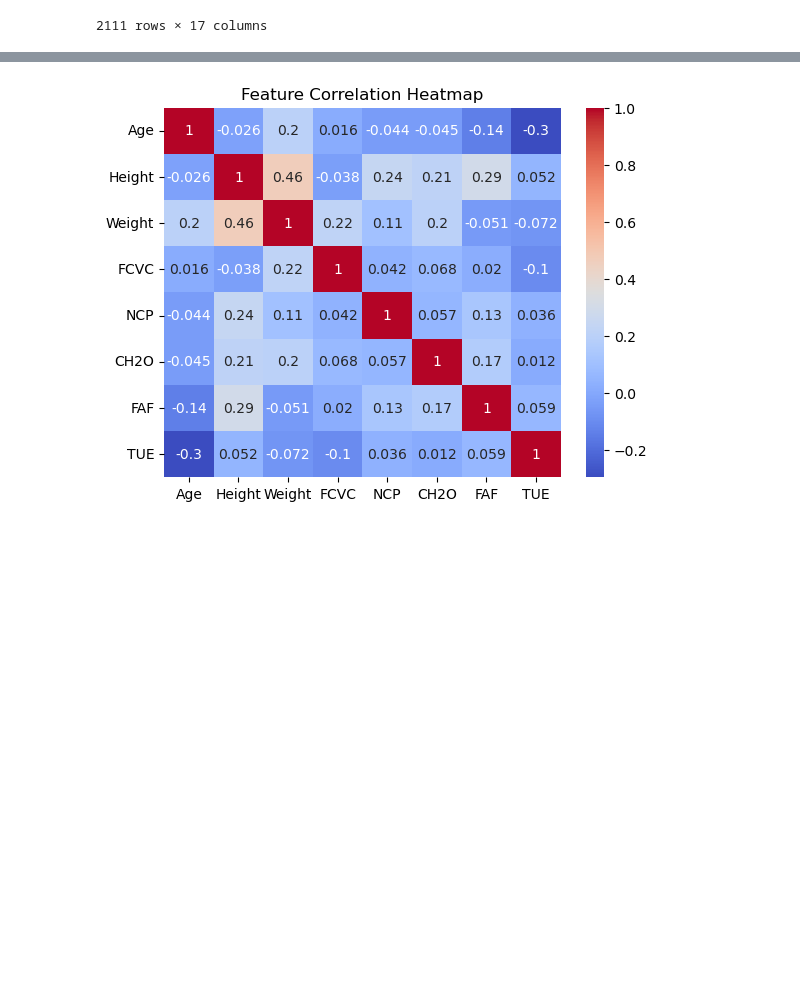
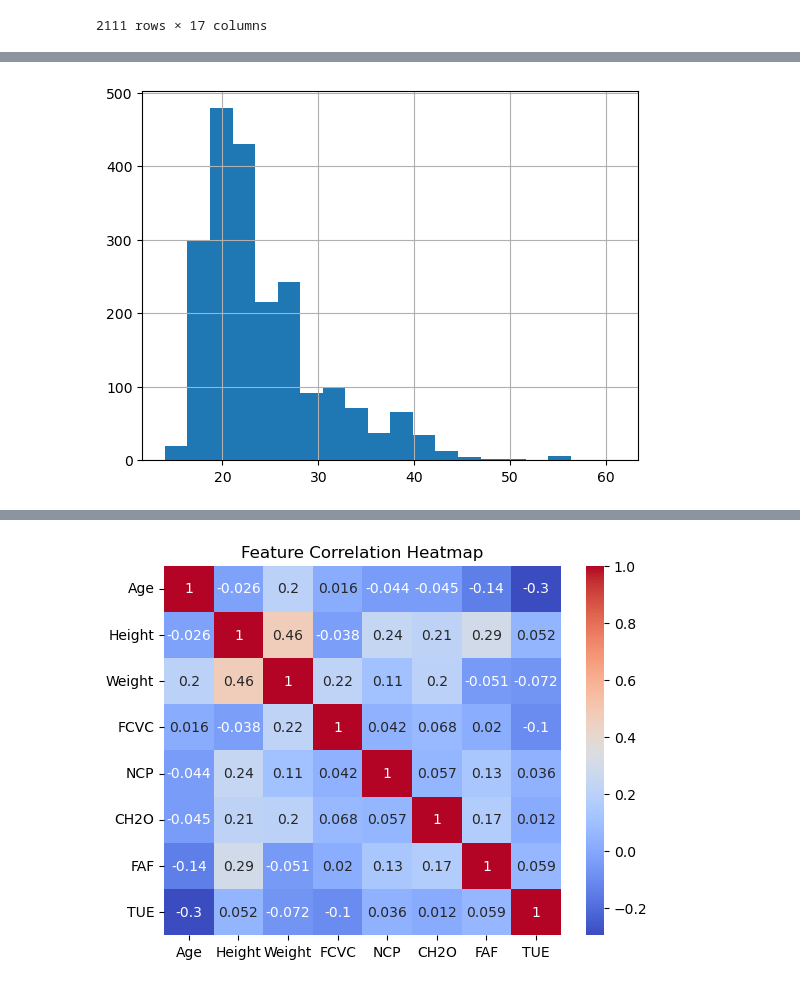
Before and after one commit to jiayuuu64/streamlit-obesity, a Jupyter notebook: obesity.ipynb, the cells around one changed output, grey strips where cells are left out. Saved outputs shown, nothing was run; the diff lists cells and outputs as text; code cells hidden in the pictures; blank space fills up the shorter version.

```diff
--- a/obesity.ipynb
+++ b/obesity.ipynb
@@ -39,0 +61,6 @@ df.describe()
+# %%
+import matplotlib.pyplot as plt
+df['Age'].hist(bins=20)  # Histogram for the 'age' column
+plt.show()
+# %% [output]
+[figure, added]
```
Also changed, not shown: parts of 15 cells of this notebook, 2 other files.
